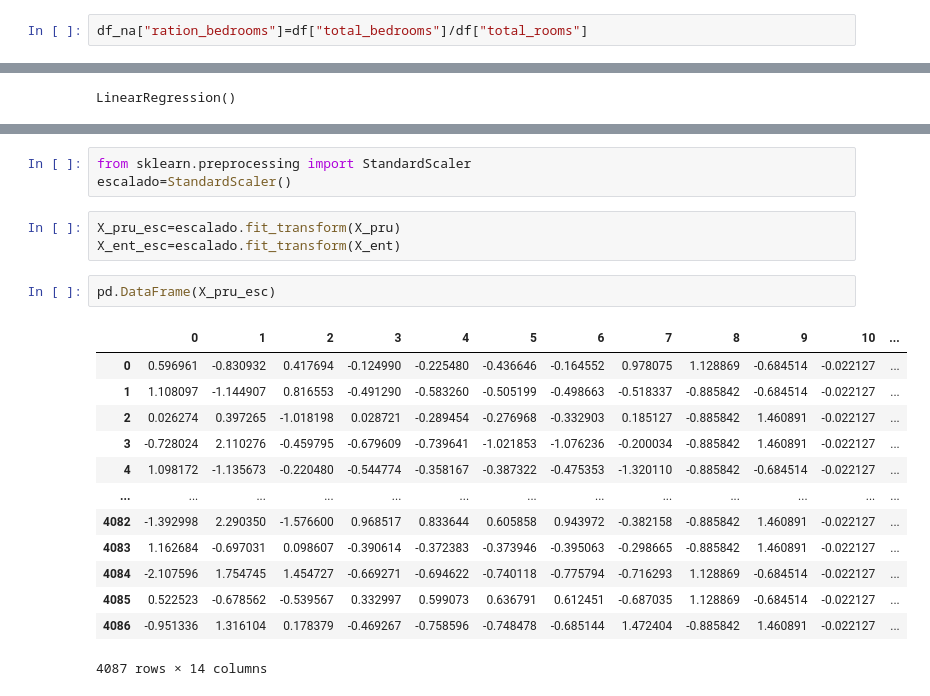
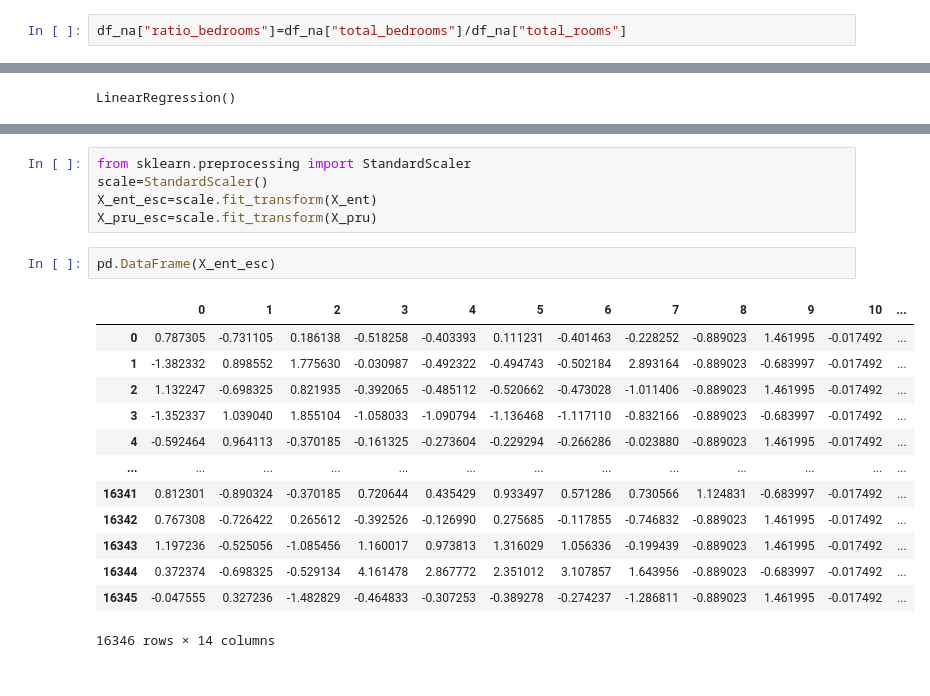
Before and after one commit to Mind0T/Entreno-code, a Jupyter notebook: python/inteligenciaArtificialDom/Casas_California/repaso.ipynb, the cells around one changed output, grey strips where cells are left out. Saved outputs shown, nothing was run; the diff lists cells and outputs as text.

```diff
--- a/python/inteligenciaArtificialDom/Casas_California/repaso.ipynb
+++ b/python/inteligenciaArtificialDom/Casas_California/repaso.ipynb
@@ -150,5 +140,5 @@ latitude             -0.144638
 INLAND               -0.484787
 Name: median_house_value, dtype: float64
 # %%
-df_na["ration_bedrooms"]=df["total_bedrooms"]/df["total_rooms"]
+df_na["ratio_bedrooms"]=df_na["total_bedrooms"]/df_na["total_rooms"]
 # %%
@@ -237,22 +202,21 @@ df_na.describe()
 # %%
 from sklearn.preprocessing import StandardScaler
-escalado=StandardScaler()
+scale=StandardScaler()
+X_ent_esc=scale.fit_transform(X_ent)
+X_pru_esc=scale.fit_transform(X_pru)
-# %%
-X_pru_esc=escalado.fit_transform(X_pru)
-X_ent_esc=escalado.fit_transform(X_ent)
 # %%
-pd.DataFrame(X_pru_esc)
+pd.DataFrame(X_ent_esc)
 # %% [output]
 |  | 0 | 1 | 2 | 3 | 4 | 5 | 6 | 7 | 8 | 9 | 10 | ... |
-| 0 | 0.596961 | -0.830932 | 0.417694 | -0.124990 | -0.225480 | -0.436646 | -0.164552 | 0.978075 | 1.128869 | -0.684514 | -0.022127 | ... |
-| 1 | 1.108097 | -1.144907 | 0.816553 | -0.491290 | -0.583260 | -0.505199 | -0.498663 | -0.518337 | -0.885842 | -0.684514 | -0.022127 | ... |
-| 2 | 0.026274 | 0.397265 | -1.018198 | 0.028721 | -0.289454 | -0.276968 | -0.332903 | 0.185127 | -0.885842 | 1.460891 | -0.022127 | ... |
-| 3 | -0.728024 | 2.110276 | -0.459795 | -0.679609 | -0.739641 | -1.021853 | -1.076236 | -0.200034 | -0.885842 | 1.460891 | -0.022127 | ... |
-| 4 | 1.098172 | -1.135673 | -0.220480 | -0.544774 | -0.358167 | -0.387322 | -0.475353 | -1.320110 | -0.885842 | -0.684514 | -0.022127 | ... |
+| 0 | 0.787305 | -0.731105 | 0.186138 | -0.518258 | -0.403393 | 0.111231 | -0.401463 | -0.228252 | -0.889023 | 1.461995 | -0.017492 | ... |
+| 1 | -1.382332 | 0.898552 | 1.775630 | -0.030987 | -0.492322 | -0.494743 | -0.502184 | 2.893164 | -0.889023 | -0.683997 | -0.017492 | ... |
+| 2 | 1.132247 | -0.698325 | 0.821935 | -0.392065 | -0.485112 | -0.520662 | -0.473028 | -1.011406 | -0.889023 | 1.461995 | -0.017492 | ... |
+| 3 | -1.352337 | 1.039040 | 1.855104 | -1.058033 | -1.090794 | -1.136468 | -1.117110 | -0.832166 | -0.889023 | -0.683997 | -0.017492 | ... |
+| 4 | -0.592464 | 0.964113 | -0.370185 | -0.161325 | -0.273604 | -0.229294 | -0.266286 | -0.023880 | -0.889023 | 1.461995 | -0.017492 | ... |
 | ... | ... | ... | ... | ... | ... | ... | ... | ... | ... | ... | ... | ... |
-| 4082 | -1.392998 | 2.290350 | -1.576600 | 0.968517 | 0.833644 | 0.605858 | 0.943972 | -0.382158 | -0.885842 | 1.460891 | -0.022127 | ... |
-| 4083 | 1.162684 | -0.697031 | 0.098607 | -0.390614 | -0.372383 | -0.373946 | -0.395063 | -0.298665 | -0.885842 | 1.460891 | -0.022127 | ... |
-| 4084 | -2.107596 | 1.754745 | 1.454727 | -0.669271 | -0.694622 | -0.740118 | -0.775794 | -0.716293 | 1.128869 | -0.684514 | -0.022127 | ... |
-| 4085 | 0.522523 | -0.678562 | -0.539567 | 0.332997 | 0.599073 | 0.636791 | 0.612451 | -0.687035 | 1.128869 | -0.684514 | -0.022127 | ... |
-| 4086 | -0.951336 | 1.316104 | 0.178379 | -0.469267 | -0.758596 | -0.748478 | -0.685144 | 1.472404 | -0.885842 | 1.460891 | -0.022127 | ... |
+| 16341 | 0.812301 | -0.890324 | -0.370185 | 0.720644 | 0.435429 | 0.933497 | 0.571286 | 0.730566 | 1.124831 | -0.683997 | -0.017492 | ... |
+| 16342 | 0.767308 | -0.726422 | 0.265612 | -0.392526 | -0.126990 | 0.275685 | -0.117855 | -0.746832 | -0.889023 | 1.461995 | -0.017492 | ... |
+| 16343 | 1.197236 | -0.525056 | -1.085456 | 1.160017 | 0.973813 | 1.316029 | 1.056336 | -0.199439 | -0.889023 | 1.461995 | -0.017492 | ... |
+| 16344 | 0.372374 | -0.698325 | -0.529134 | 4.161478 | 2.867772 | 2.351012 | 3.107857 | 1.643956 | -0.889023 | -0.683997 | -0.017492 | ... |
+| 16345 | -0.047555 | 0.327236 | -1.482829 | -0.464833 | -0.307253 | -0.389278 | -0.274237 | -1.286811 | -0.889023 | 1.461995 | -0.017492 | ... |
-4087 rows × 14 columns
+16346 rows × 14 columns
```
Also changed, not shown: parts of 18 cells of this notebook, 18 other files.
